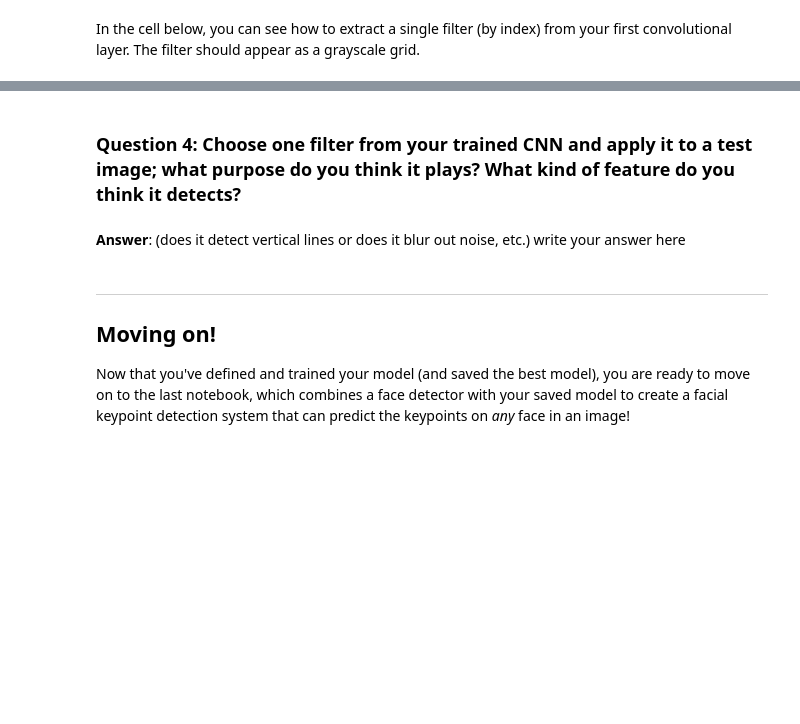
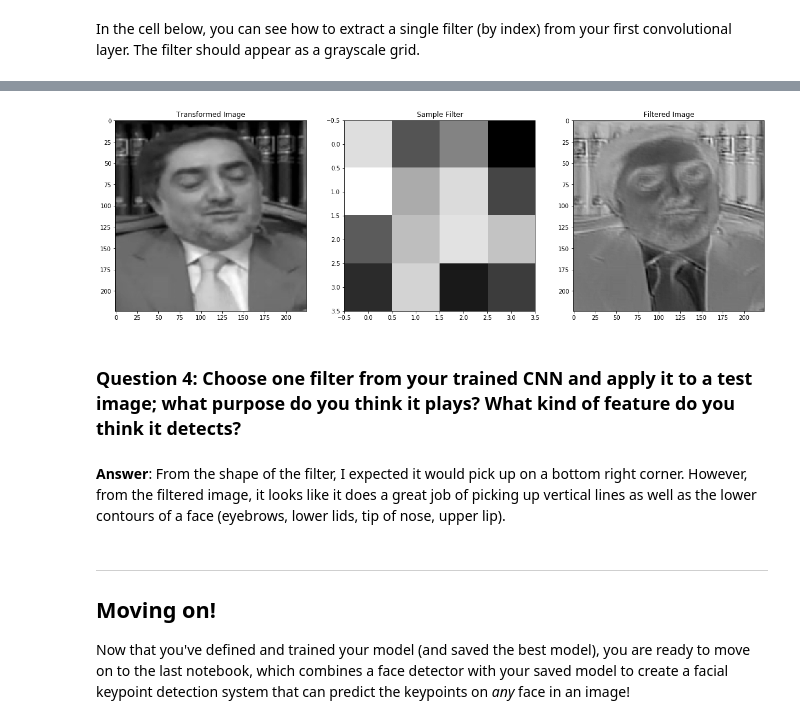
Before and after one commit to lejimmy/CVND-Computer-Vision-Nanodegree, a Jupyter notebook: Project_1_Facial_Keypoint_Detection/2. Define the Network Architecture.ipynb, the cells around one changed output, grey strips where cells are left out. Saved outputs shown, nothing was run; the diff lists cells and outputs as text; code cells hidden in the pictures; blank space fills up the shorter version.

Commit message:
feat: Completed facial detection training

```diff
--- a/Project_1_Facial_Keypoint_Detection/2. Define the Network Architecture.ipynb
+++ b/Project_1_Facial_Keypoint_Detection/2. Define the Network Architecture.ipynb
@@ -546,14 +554,33 @@ Next, choose a test image and filter it with one of the convolutional kernels in
 ### TODO: Filter an image to see the effect of a convolutional kernel
 ---
 # %%
+import cv2
+
 ##TODO: load in and display any image from the transformed test dataset
+sample_image = test_images[0].cpu().numpy()[0]
 
 ## TODO: Using cv's filter2D function,
 ## apply a specific set of filter weights (like the one displayed above) to the test image
+net_filter = w[filter_index][0]
+
+filtered_image = cv2.filter2D(sample_image, -1, net_filter)
+
+f, (ax0, ax1, ax2) = plt.subplots(1, 3, figsize = (20,10))
+
+ax0.imshow(sample_image, cmap = 'gray')
+ax0.set_title('Transformed Image')
+
+ax1.imshow(net_filter, cmap = 'gray')
+ax1.set_title('Sample Filter')
+
+ax2.imshow(filtered_image, cmap = 'gray')
+ax2.set_title('Filtered Image');
+# %% [output]
+[figure, added]
 # %% [markdown]
 ### Question 4: Choose one filter from your trained CNN and apply it to a test image; what purpose do you think it plays? What kind of feature do you think it detects?
-# %% [markdown]
-**Answer**: (does it detect vertical lines or does it blur out noise, etc.) write your answer here
+# %% [markdown]
+**Answer**: From the shape of the filter, I expected it would pick up on a bottom right corner.  However, from the filtered image, it looks like it does a great job of picking up vertical lines as well as the lower contours of a face (eyebrows, lower lids, tip of nose, upper lip).
 # %% [markdown]
 ---
 ## Moving on!
```
Also changed, not shown: parts of 16 cells of this notebook, 1 other file.
